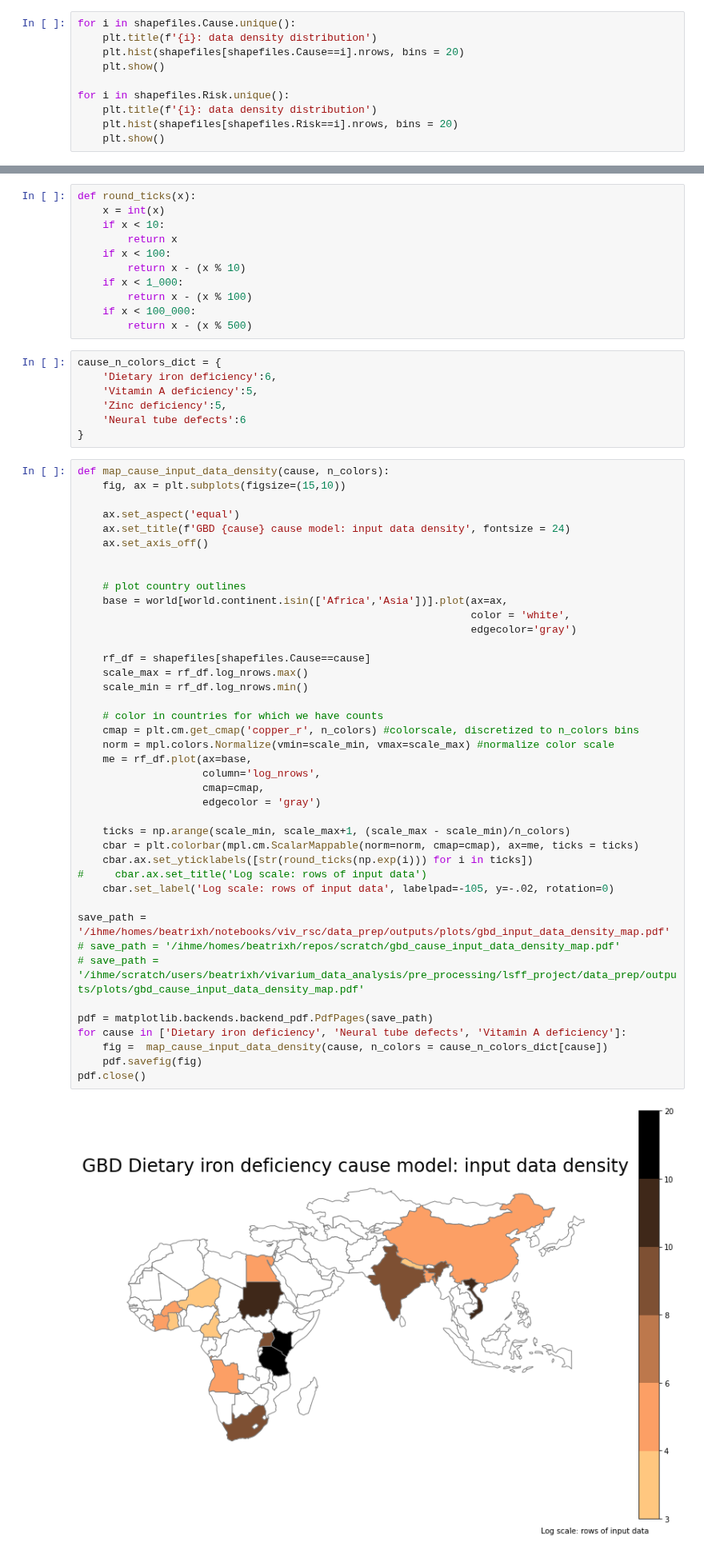
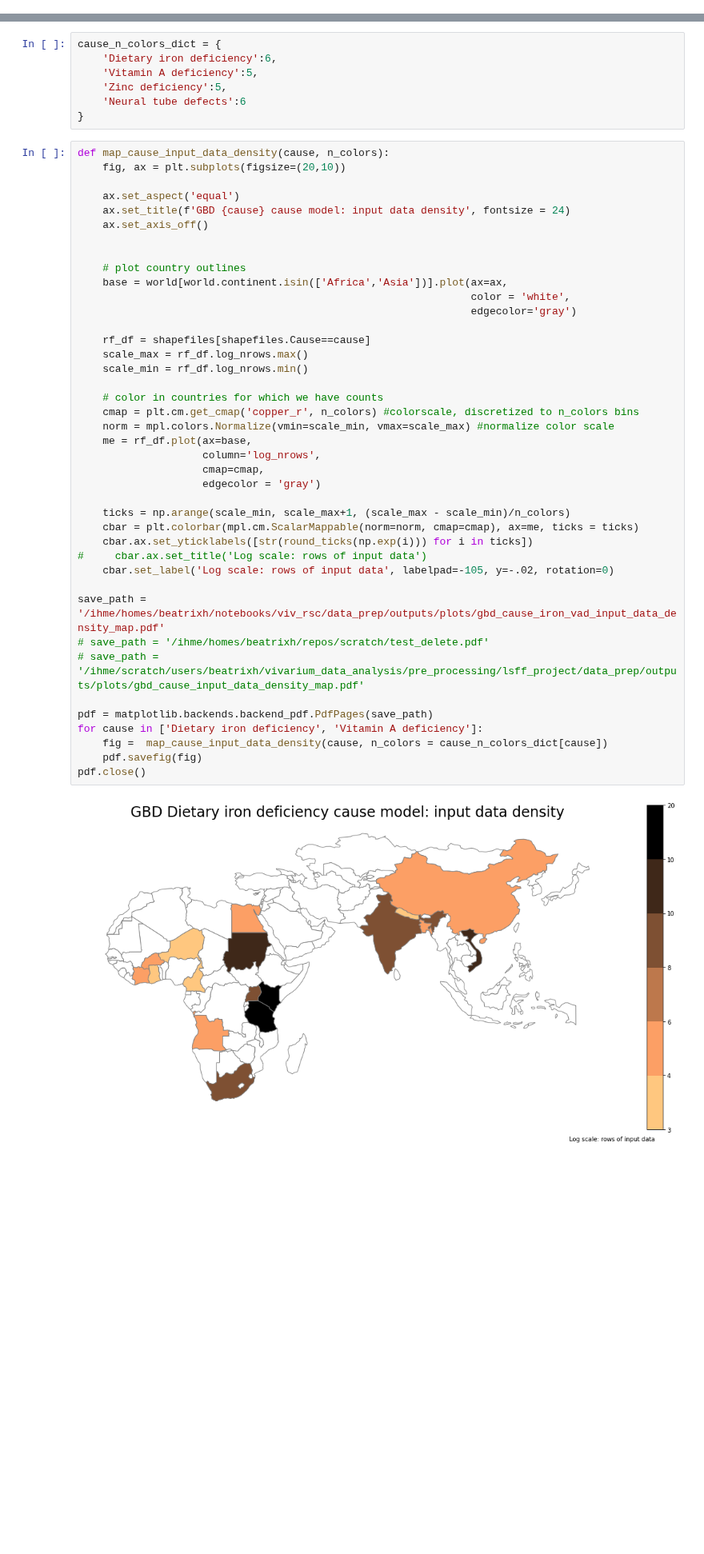
Before and after one commit to ihmeuw/vivarium_data_analysis, a Jupyter notebook: pre_processing/lsff_project/data_prep/gen_outputs/2021_01_15_LSFF_GBD_risks_and_causes_model_input_data_density_maps.ipynb, the cells around one changed output, grey strips where cells are left out. Shown at 80% size. Saved outputs shown, nothing was run; the diff lists cells and outputs as text; blank space fills up the shorter version.

Commit message:
fns that output final maps

```diff
--- a/pre_processing/lsff_project/data_prep/gen_outputs/2021_01_15_LSFF_GBD_risks_and_causes_model_input_data_density_maps.ipynb
+++ b/pre_processing/lsff_project/data_prep/gen_outputs/2021_01_15_LSFF_GBD_risks_and_causes_model_input_data_density_maps.ipynb
@@ -88,13 +87,3 @@ assert len([i for i in data_density.location_name.unique() if i not in world.loc
 shapefiles = world.merge(data_density, on = 'location_name', how = 'right')
 # %%
 shapefiles['log_nrows'] = np.log(shapefiles.nrows)
-# %%
-for i in shapefiles.Cause.unique():
-    plt.title(f'{i}: data density distribution')
-    plt.hist(shapefiles[shapefiles.Cause==i].nrows, bins = 20)
-    plt.show()
-
-for i in shapefiles.Risk.unique():
-    plt.title(f'{i}: data density distribution')
-    plt.hist(shapefiles[shapefiles.Risk==i].nrows, bins = 20)
-    plt.show()
@@ -112,16 +90,5 @@ for i in shapefiles.Risk.unique():
 # %%
 world['modeling'] = [1 if i in countries else 0 for i in world.location_name]
-# %%
-def round_ticks(x):
-    x = int(x)
-    if x < 10:
-        return x
-    if x < 100:
-        return x - (x % 10)
-    if x < 1_000:
-        return x - (x % 100)
-    if x < 100_000:
-        return x - (x % 500)
 # %%
 cause_n_colors_dict = {
     'Dietary iron deficiency':6,
@@ -131,7 +98,7 @@ cause_n_colors_dict = {
 }
 # %%
 def map_cause_input_data_density(cause, n_colors):
-    fig, ax = plt.subplots(figsize=(15,10))
+    fig, ax = plt.subplots(figsize=(20,10))
 
     ax.set_aspect('equal')
     ax.set_title(f'GBD {cause} cause model: input data density', fontsize = 24)
@@ -141,34 +108,34 @@ def map_cause_input_data_density(cause, n_colors):
     # plot country outlines
     base = world[world.continent.isin(['Africa','Asia'])].plot(ax=ax,
                                                                color = 'white',
                                                                edgecolor='gray')
 
     rf_df = shapefiles[shapefiles.Cause==cause]
     scale_max = rf_df.log_nrows.max()
     scale_min = rf_df.log_nrows.min()
 
     # color in countries for which we have counts
     cmap = plt.cm.get_cmap('copper_r', n_colors) #colorscale, discretized to n_colors bins
     norm = mpl.colors.Normalize(vmin=scale_min, vmax=scale_max) #normalize color scale
     me = rf_df.plot(ax=base,
                     column='log_nrows',
                     cmap=cmap,
                     edgecolor = 'gray')
 
     ticks = np.arange(scale_min, scale_max+1, (scale_max - scale_min)/n_colors)
     cbar = plt.colorbar(mpl.cm.ScalarMappable(norm=norm, cmap=cmap), ax=me, ticks = ticks)
     cbar.ax.set_yticklabels([str(round_ticks(np.exp(i))) for i in ticks])
 #     cbar.ax.set_title('Log scale: rows of input data')
     cbar.set_label('Log scale: rows of input data', labelpad=-105, y=-.02, rotation=0)
 
-save_path = '/ihme/homes/beatrixh/notebooks/viv_rsc/data_prep/outputs/plots/gbd_input_data_density_map.pdf'
-# save_path = '/ihme/homes/beatrixh/repos/scratch/gbd_cause_input_data_density_map.pdf'
+save_path = '/ihme/homes/beatrixh/notebooks/viv_rsc/data_prep/outputs/plots/gbd_cause_iron_vad_input_data_density_map.pdf'
+# save_path = '/ihme/homes/beatrixh/repos/scratch/test_delete.pdf'
 # save_path = '/ihme/scratch/users/beatrixh/vivarium_data_analysis/pre_processing/lsff_project/data_prep/outputs/plots/gbd_cause_input_data_density_map.pdf'
 
 pdf = matplotlib.backends.backend_pdf.PdfPages(save_path)
-for cause in ['Dietary iron deficiency', 'Neural tube defects', 'Vitamin A deficiency']:
+for cause in ['Dietary iron deficiency', 'Vitamin A deficiency']:
     fig =  map_cause_input_data_density(cause, n_colors = cause_n_colors_dict[cause])
     pdf.savefig(fig)
 pdf.close()
 # %% [output]
-[figure, old version]
+[figure, new version]
```
Also changed, not shown: parts of 6 cells of this notebook, 6 other files.
